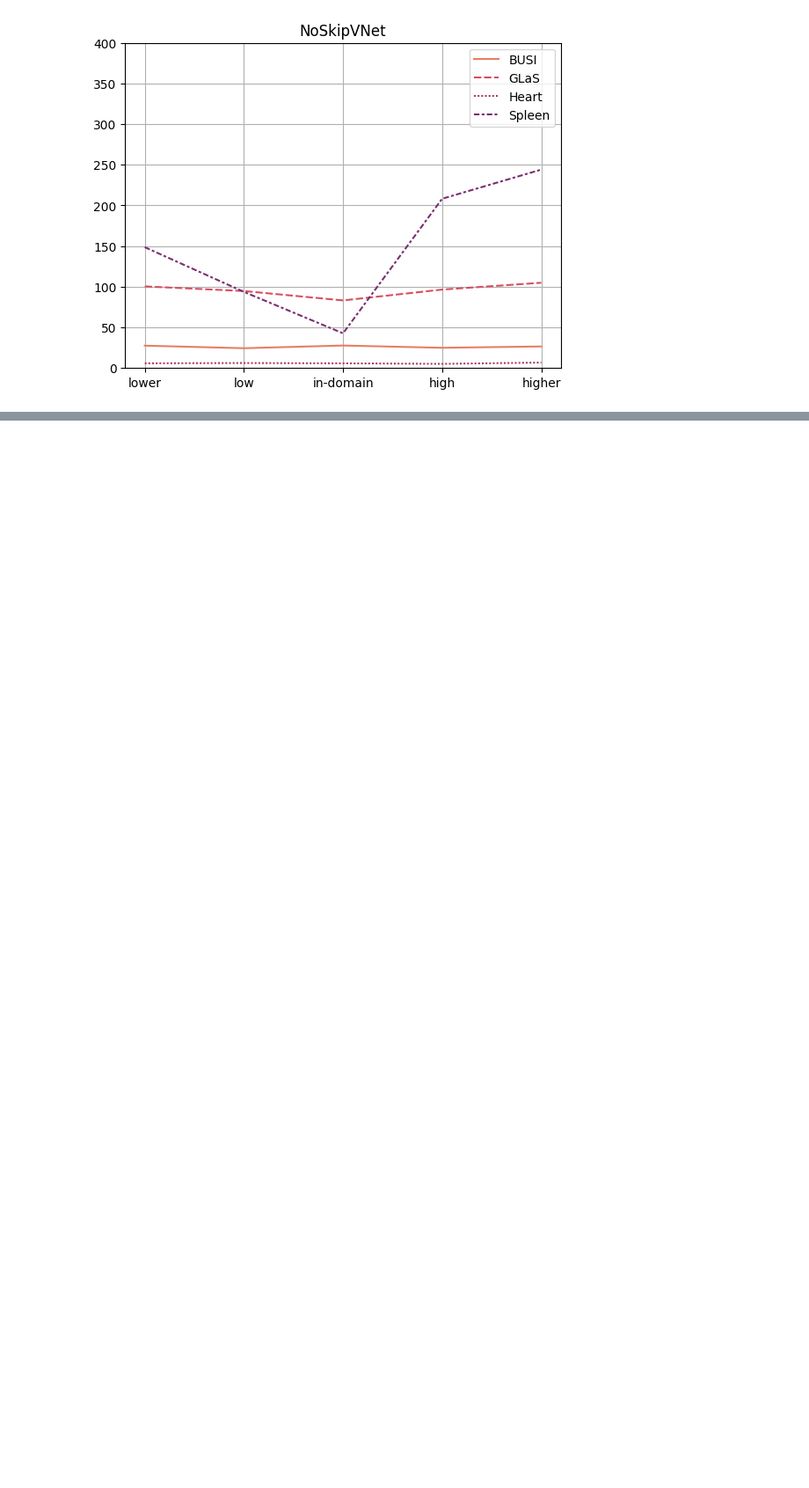
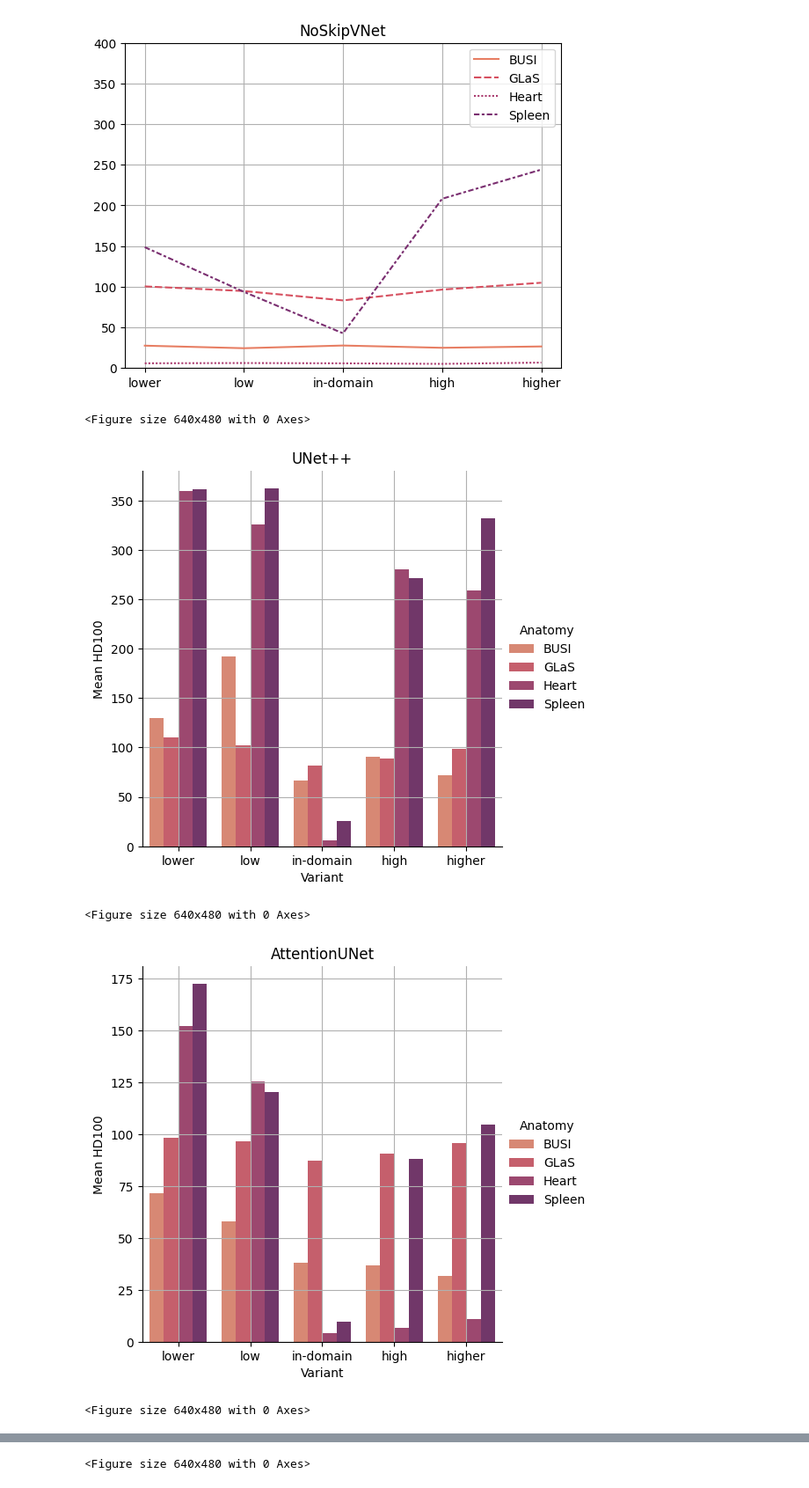
Before and after one commit to amithjkamath/to_skip_or_not, a Jupyter notebook: notebooks/clinical-robustness-hd.ipynb, the cells around one changed output, grey strips where cells are left out. Shown at 88% size. Saved outputs shown, nothing was run; the diff lists cells and outputs as text; code cells hidden in the pictures; blank space fills up the shorter version.

Commit message:
changed to bar plots

```diff
--- a/notebooks/clinical-robustness-hd.ipynb
+++ b/notebooks/clinical-robustness-hd.ipynb
@@ -51,11 +51,11 @@ for texture_variant in ["lower", "low", "in-domain", "high", "higher"]:
     print(hd_mean)
     print("For texture variant: " + str(texture_variant) + " std scores;")
     print(hd_sd)
-    ax = sns.scatterplot(data=hd_mean.T)
-    ax.set_title(str(texture_variant))
-    ax.legend(loc='center left', bbox_to_anchor=(1, 0.5))
-    plt.grid(True)
-    plt.figure()
+    #ax = sns.scatterplot(data=hd_mean.T)
+    #ax.set_title(str(texture_variant))
+    #ax.legend(loc='center left', bbox_to_anchor=(1, 0.5))
+    #plt.grid(True)
+    #plt.figure()
 # %% [output]
 For texture variant: lower mean scores;
             UNet++ AttentionUNet        UNet        VNet  NoSkipUNet  \
@@ -103,3 +97,21 @@ for model_type in model_list:
 [figure]
 [figure]
 [figure]
+# %%
+for model_type in model_list:
+    data_results = []
+    for image_type in anatomy_list:
+        for variant in variant_list:
+            data_results.append([variant, model_type, image_type, hd_mean_data[variant][model_type][image_type]])
+
+    plt.figure()
+    df = pd.DataFrame(data_results, columns=["Variant", "Model", "Anatomy", "Mean HD100"])
+    sns.catplot(data=df, kind="bar", x="Variant", y="Mean HD100", hue="Anatomy", palette='flare')
+    plt.title(model_type)
+    plt.grid(True)
+# %% [output]
+<Figure size 640x480 with 0 Axes>
+[figure, added]
+<Figure size 640x480 with 0 Axes>
+[figure, added]
+<Figure size 640x480 with 0 Axes>
@@ -105,0 +119 @@ for model_type in model_list:
+<Figure size 640x480 with 0 Axes>
```
Also changed, not shown: parts of 2 cells of this notebook, 3 other files.
